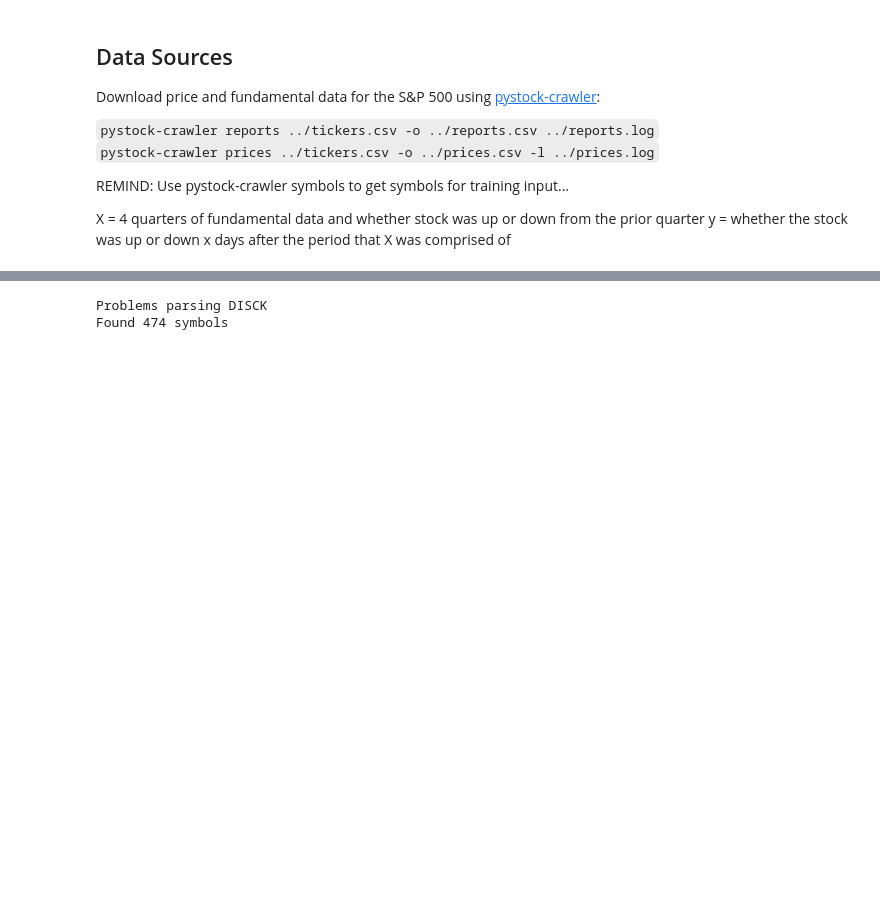
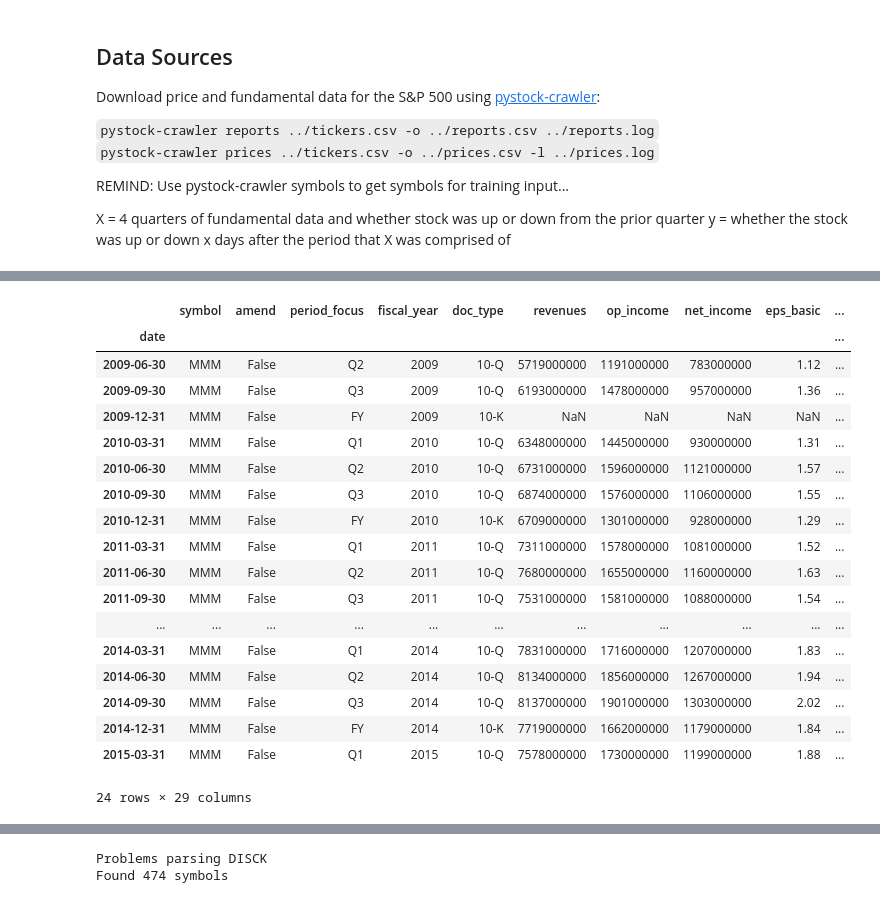
Before and after one commit to xbrlware/swan, a Jupyter notebook: nnvg.ipynb, the cells around one changed output, grey strips where cells are left out. Saved outputs shown, nothing was run; the diff lists cells and outputs as text; code cells hidden in the pictures; blank space fills up the shorter version.

```diff
--- a/nnvg.ipynb
+++ b/nnvg.ipynb
@@ -18,0 +49,3 @@ symbols = pandas.read_csv('symbols.csv')
+# %%
+# Add closing stock price to each report
+r['close'] = r.index.map(lambda x: p.ix[p.index[p.index.searchsorted(x)]]['close'])
@@ -18,0 +59,22 @@ symbols = pandas.read_csv('symbols.csv')
+# %%
+r
+# %% [output]
+|  | symbol | amend | period_focus | fiscal_year | doc_type | revenues | op_income | net_income | eps_basic | ... |
+| date |  |  |  |  |  |  |  |  |  | ... |
+| 2009-06-30 | MMM | False | Q2 | 2009 | 10-Q | 5719000000 | 1191000000 | 783000000 | 1.12 | ... |
+| 2009-09-30 | MMM | False | Q3 | 2009 | 10-Q | 6193000000 | 1478000000 | 957000000 | 1.36 | ... |
+| 2009-12-31 | MMM | False | FY | 2009 | 10-K | NaN | NaN | NaN | NaN | ... |
+| 2010-03-31 | MMM | False | Q1 | 2010 | 10-Q | 6348000000 | 1445000000 | 930000000 | 1.31 | ... |
+| 2010-06-30 | MMM | False | Q2 | 2010 | 10-Q | 6731000000 | 1596000000 | 1121000000 | 1.57 | ... |
+| 2010-09-30 | MMM | False | Q3 | 2010 | 10-Q | 6874000000 | 1576000000 | 1106000000 | 1.55 | ... |
+| 2010-12-31 | MMM | False | FY | 2010 | 10-K | 6709000000 | 1301000000 | 928000000 | 1.29 | ... |
+| 2011-03-31 | MMM | False | Q1 | 2011 | 10-Q | 7311000000 | 1578000000 | 1081000000 | 1.52 | ... |
+| 2011-06-30 | MMM | False | Q2 | 2011 | 10-Q | 7680000000 | 1655000000 | 1160000000 | 1.63 | ... |
+| 2011-09-30 | MMM | False | Q3 | 2011 | 10-Q | 7531000000 | 1581000000 | 1088000000 | 1.54 | ... |
+| ... | ... | ... | ... | ... | ... | ... | ... | ... | ... | ... |
+| 2014-03-31 | MMM | False | Q1 | 2014 | 10-Q | 7831000000 | 1716000000 | 1207000000 | 1.83 | ... |
+| 2014-06-30 | MMM | False | Q2 | 2014 | 10-Q | 8134000000 | 1856000000 | 1267000000 | 1.94 | ... |
+| 2014-09-30 | MMM | False | Q3 | 2014 | 10-Q | 8137000000 | 1901000000 | 1303000000 | 2.02 | ... |
+| 2014-12-31 | MMM | False | FY | 2014 | 10-K | 7719000000 | 1662000000 | 1179000000 | 1.84 | ... |
+| 2015-03-31 | MMM | False | Q1 | 2015 | 10-Q | 7578000000 | 1730000000 | 1199000000 | 1.88 | ... |
+24 rows × 29 columns
```
Also changed, not shown: parts of 7 cells of this notebook.
